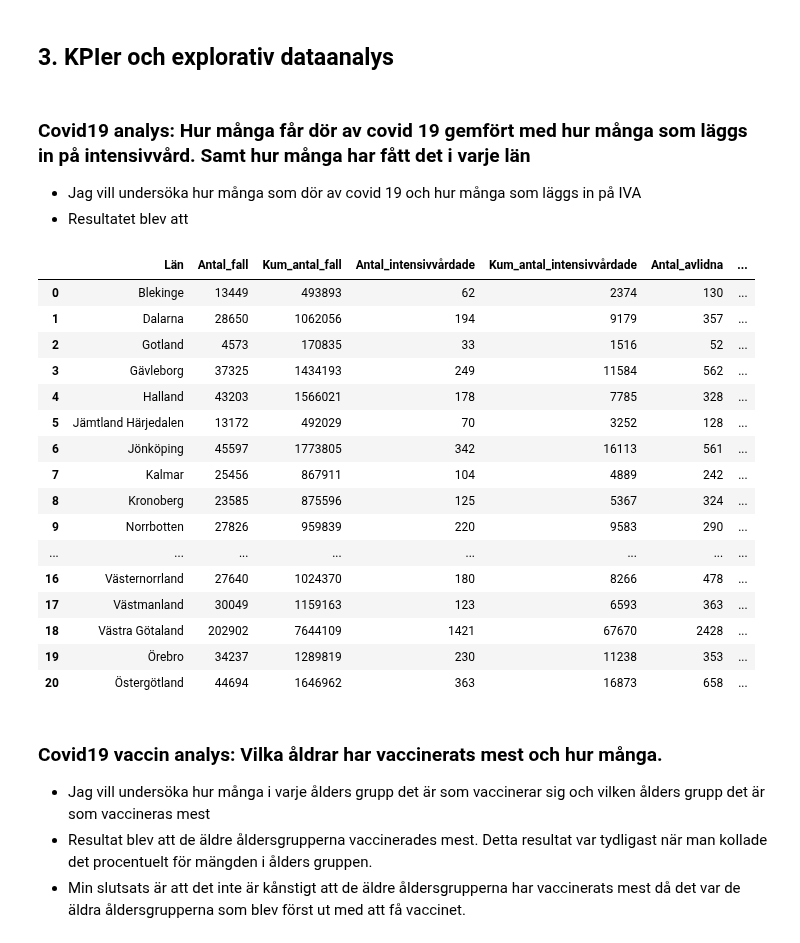
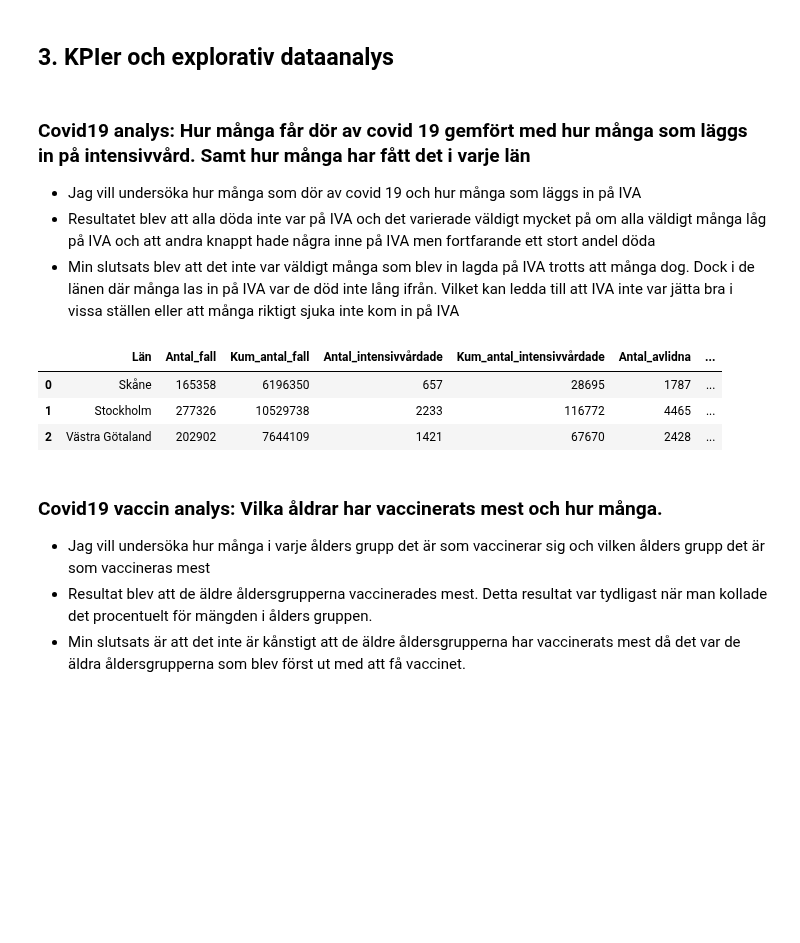
Before and after one commit to FabianAndersson17/Databehandling-Fabian-Andersson, a Jupyter notebook: Labs/Covid-19_Labb1.ipynb, the cells around one changed output. Cells and saved outputs as stored; diff of their text form; code cells hidden in the pictures; blank space fills up the shorter version.

```diff
--- a/Labs/Covid-19_Labb1.ipynb
+++ b/Labs/Covid-19_Labb1.ipynb
@@ -243,31 +243,25 @@ fig.write_html("visualizations/PeopleWith1DoseAndFullVaccinated.html")
 # %% [markdown]
 ### Covid19 analys: Hur många får dör av covid 19 gemfört med hur många som läggs in på intensivvård. Samt hur många har fått det i varje län
 - Jag vill undersöka hur många som dör av covid 19 och hur många som läggs in på IVA
-- Resultatet blev att
+- Resultatet blev att alla döda inte var på IVA och det varierade väldigt mycket på om alla väldigt många låg på IVA och att andra knappt hade några inne på IVA men fortfarande ett stort andel döda
+- Min slutsats blev att det inte var väldigt många som blev in lagda på IVA trotts att många dog. Dock i de länen där många las in på IVA var de död inte lång ifrån. Vilket kan ledda till att IVA inte var jätta bra i vissa ställen eller att många riktigt sjuka inte kom in på IVA
 # %%
-#Data import och rengör data
+#Data import och rengör data för lättare användning
 vecko_Data_Län = pd.read_excel(covid_19_DataPath, sheet_name="Veckodata Region")
 län_data = vecko_Data_Län.groupby("Region").sum().reset_index()
 län_data = län_data.rename({"Antal_fall_vecka": "Antal_fall", "Antal_intensivvårdade_vecka": "Antal_intensivvårdade",
                                         "Antal_avlidna_vecka": "Antal_avlidna", "Region": "Län"}, axis="columns")
 län_data  = län_data.drop(["år", "veckonummer"], axis="columns")
-län_data
+län_data["Andel_intensivvårdade"] = län_data["Antal_intensivvårdade"]/län_data["Antal_fall"]
+län_data["Andel_avlidna"] = län_data["Antal_avlidna"]/län_data["Antal_fall"]
+stora_län_data = län_data[län_data["Antal_fall"]>= 100000].reset_index()
+stora_län_data = stora_län_data.drop("index", axis="columns")
+små_län_data = län_data[län_data["Antal_fall"]< 100000].reset_index()
+små_län_data = små_län_data.drop("index", axis="columns")
+stora_län_data
 # %% [output]
 |  | Län | Antal_fall | Kum_antal_fall | Antal_intensivvårdade | Kum_antal_intensivvårdade | Antal_avlidna | ... |
-| 0 | Blekinge | 13449 | 493893 | 62 | 2374 | 130 | ... |
-| 1 | Dalarna | 28650 | 1062056 | 194 | 9179 | 357 | ... |
-| 2 | Gotland | 4573 | 170835 | 33 | 1516 | 52 | ... |
-| 3 | Gävleborg | 37325 | 1434193 | 249 | 11584 | 562 | ... |
-| 4 | Halland | 43203 | 1566021 | 178 | 7785 | 328 | ... |
-| 5 | Jämtland Härjedalen | 13172 | 492029 | 70 | 3252 | 128 | ... |
-| 6 | Jönköping | 45597 | 1773805 | 342 | 16113 | 561 | ... |
-| 7 | Kalmar | 25456 | 867911 | 104 | 4889 | 242 | ... |
-| 8 | Kronoberg | 23585 | 875596 | 125 | 5367 | 324 | ... |
-| 9 | Norrbotten | 27826 | 959839 | 220 | 9583 | 290 | ... |
-| ... | ... | ... | ... | ... | ... | ... | ... |
-| 16 | Västernorrland | 27640 | 1024370 | 180 | 8266 | 478 | ... |
-| 17 | Västmanland | 30049 | 1159163 | 123 | 6593 | 363 | ... |
-| 18 | Västra Götaland | 202902 | 7644109 | 1421 | 67670 | 2428 | ... |
-| 19 | Örebro | 34237 | 1289819 | 230 | 11238 | 353 | ... |
-| 20 | Östergötland | 44694 | 1646962 | 363 | 16873 | 658 | ... |
+| 0 | Skåne | 165358 | 6196350 | 657 | 28695 | 1787 | ... |
+| 1 | Stockholm | 277326 | 10529738 | 2233 | 116772 | 4465 | ... |
+| 2 | Västra Götaland | 202902 | 7644109 | 1421 | 67670 | 2428 | ... |
 # %%
```
Also changed, not shown: parts of 6 cells of this notebook.
